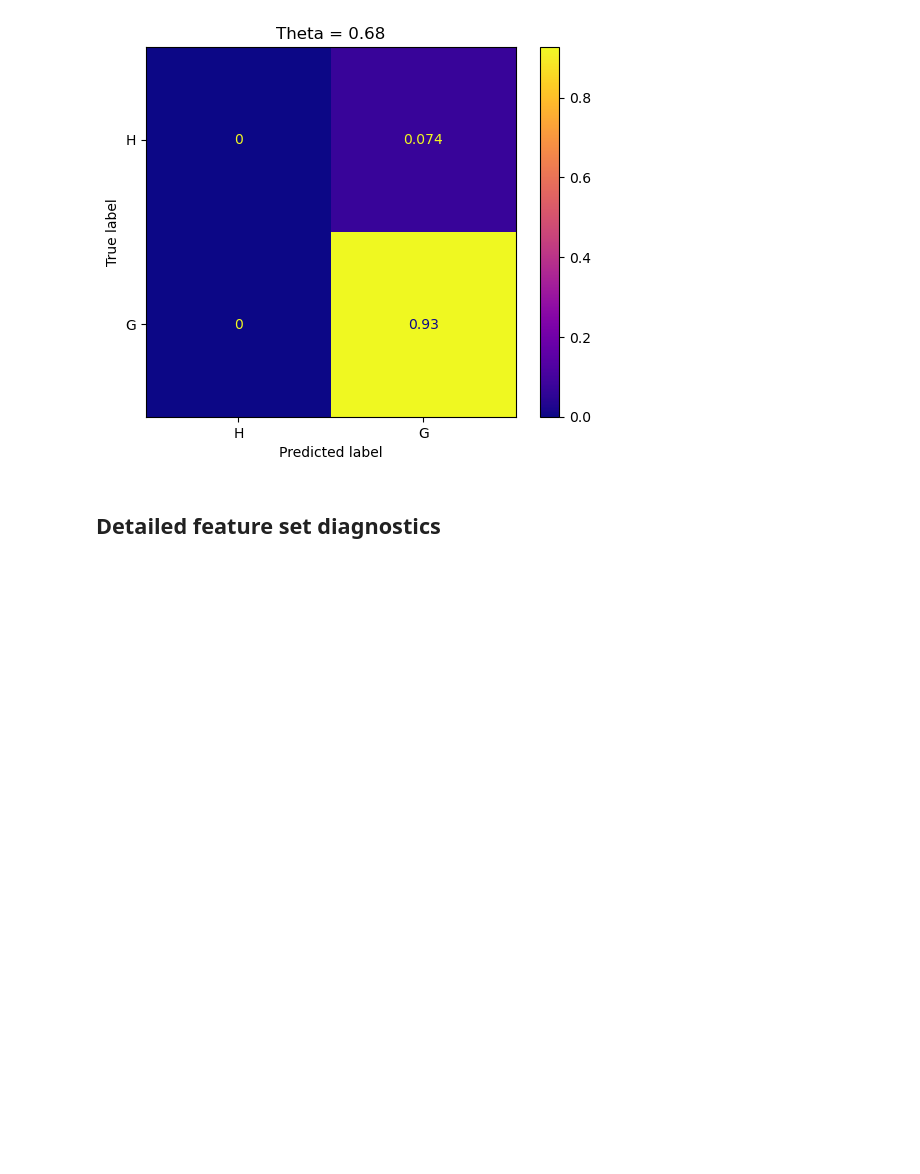
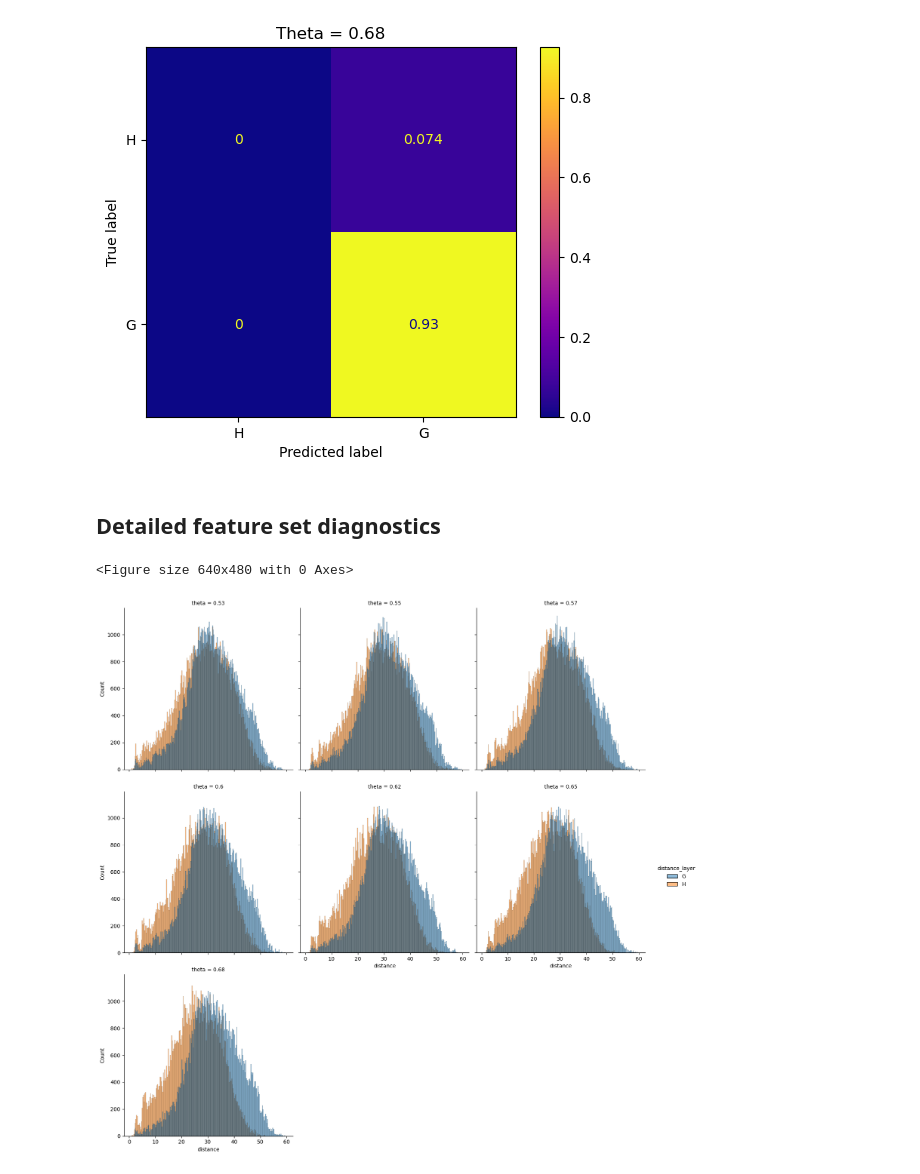
Before and after one commit to kaiser-dan/proj_naive-embedded-reconstruction, a Jupyter notebook: notebooks/ex/vector-analysis.ipynb, the cells around one changed output. Saved outputs shown, nothing was run; the diff lists cells and outputs as text; code cells hidden in the pictures; blank space fills up the shorter version.

```diff
--- a/notebooks/ex/vector-analysis.ipynb
+++ b/notebooks/ex/vector-analysis.ipynb
@@ -1333,18 +1329,21 @@ for theta, confusion in confusions.items():
 [figure]
 # %% [markdown]
 ## Detailed feature set diagnostics
+# %%
+MIN = 1
+INF = 0.5
+SUP = 0.7
+df_ = melt_dataframe(df.query("@INF < theta < @SUP and distance_G > @MIN and distance_H > @MIN"))
 # %%
-# MIN = 1
-# THETAS = [0.68, 0.77]
-# df_ = melt_dataframe(df.query("theta in @THETAS and distance_G > @MIN and distance_H > @MIN"))
+plt.figure()
 
-# plt.figure()
-
-# g = sns.displot(
-#     data=df_, kind="hist",
-#     x="distance",
-#     hue="distance_layer",
-#     col="theta", col_wrap=4,
-#     # row="layer_actual",
-# )
+g = sns.displot(
+    data=df_, kind="hist",
+    x="distance",
+    hue="distance_layer",
+    col="theta", col_wrap=3,
+)
+# %% [output]
+<Figure size 640x480 with 0 Axes>
+[figure, added]
 # %%
```
Also changed, not shown: parts of 41 cells of this notebook, 12 other files.
